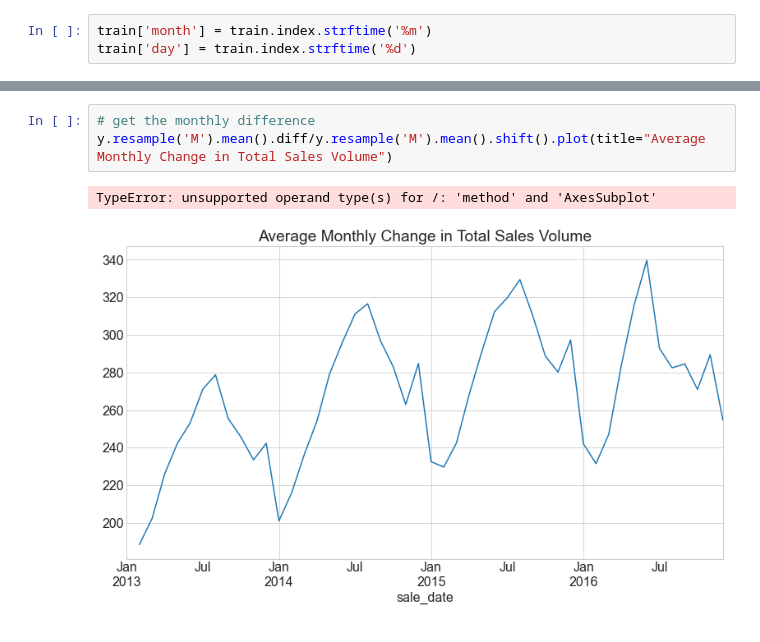
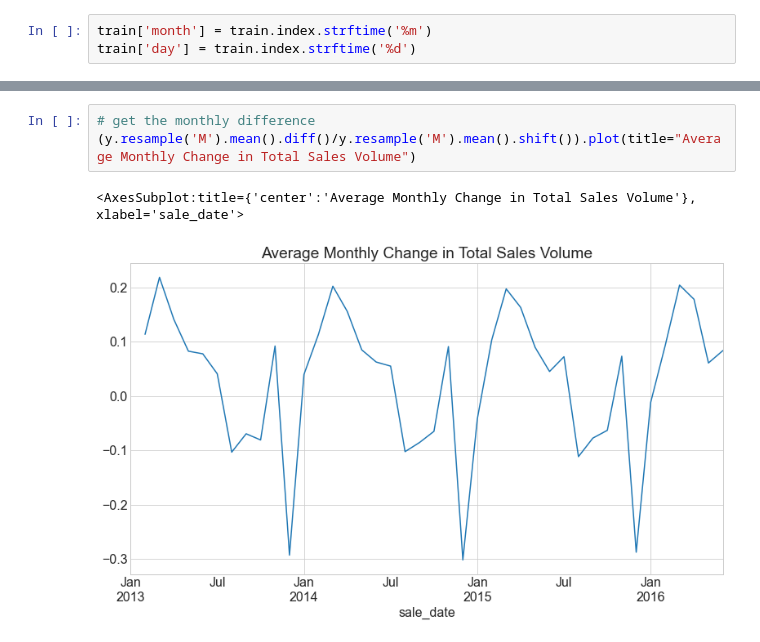
Before and after one commit to fred-lindsey/time_series, a Jupyter notebook: time_series_exploration.ipynb, the cells around one changed output, grey strips where cells are left out. Cells and saved outputs as stored; diff of their text form.

```diff
--- a/time_series_exploration.ipynb
+++ b/time_series_exploration.ipynb
@@ -200,9 +206,9 @@ TypeError: unsupported operand type(s) for /: 'method' and 'AxesSubplot'
 # %%
 # get the monthly difference
-y.resample('M').mean().diff/y.resample('M').mean().shift().plot(title="Average Monthly Change in Total Sales Volume")
+(y.resample('M').mean().diff()/y.resample('M').mean().shift()).plot(title="Average Monthly Change in Total Sales Volume")
 # %% [output]
-TypeError: unsupported operand type(s) for /: 'method' and 'AxesSubplot'
+<AxesSubplot:title={'center':'Average Monthly Change in Total Sales Volume'}, xlabel='sale_date'>
-[figure, old version]
+[figure, new version]
 # %%
 # autocorrelation plot on the weeklu resampling
 pd.plotting.autocorrelation_plot(y.resample('W').mean())
```
Also changed, not shown: parts of 22 cells of this notebook, 1 other file.
